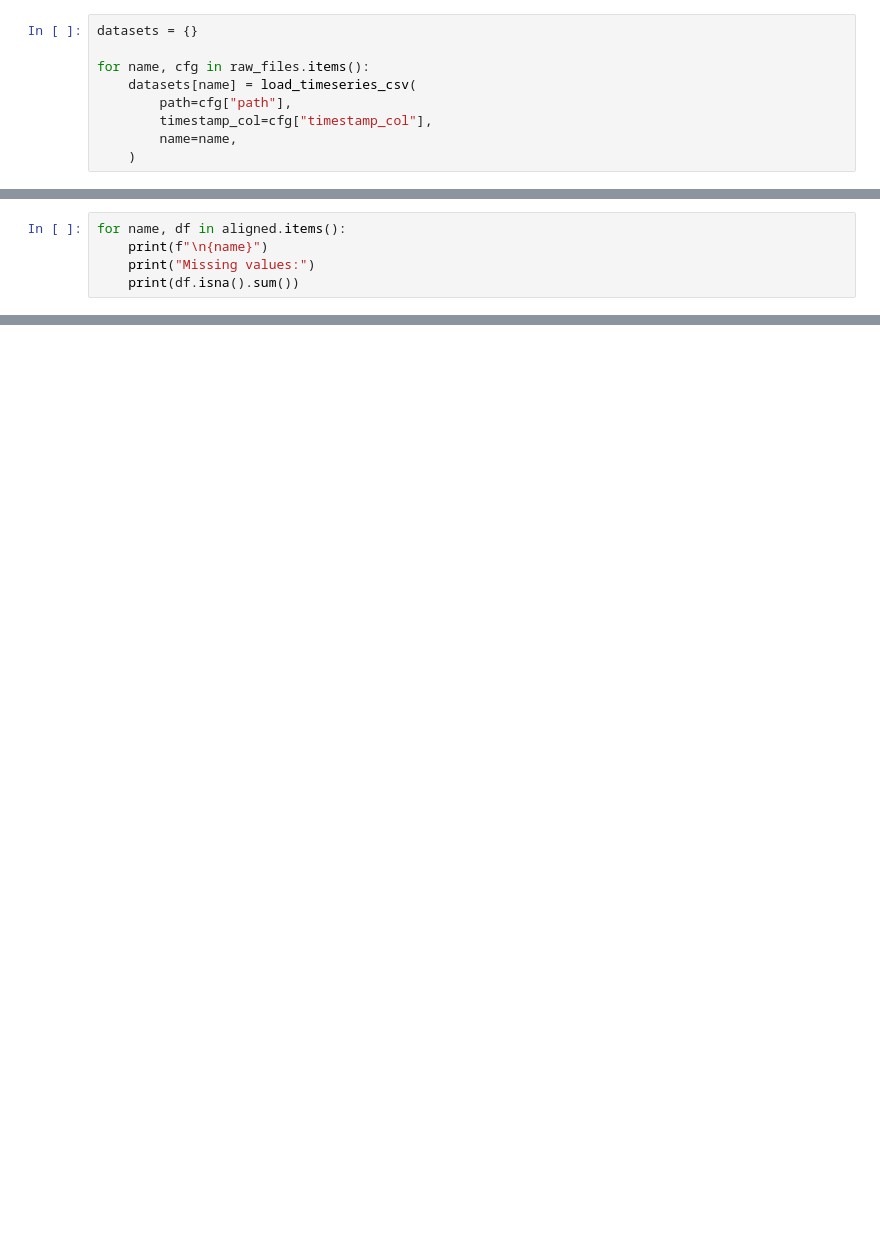
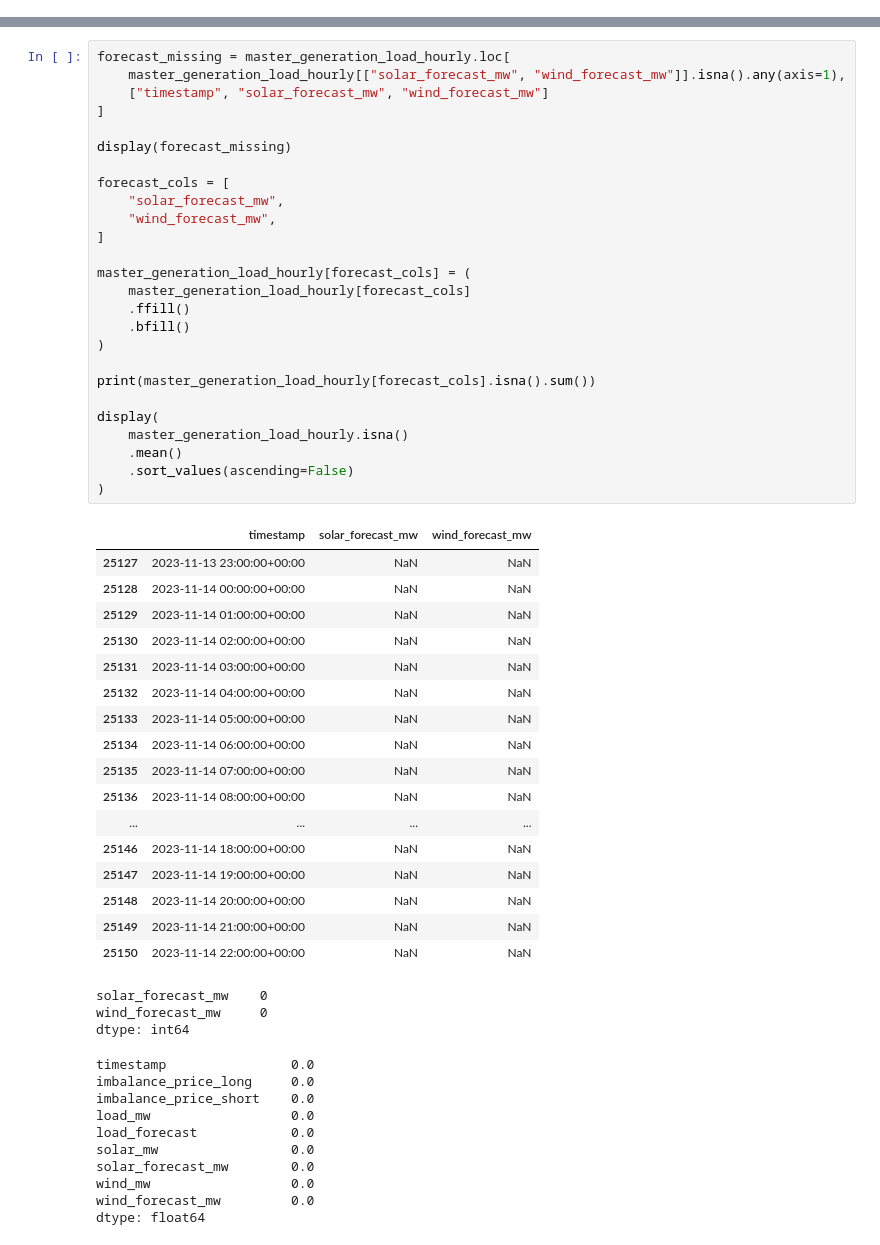
Before and after one commit to ElenaIbr/electricity-price-forecasting-nl, a Jupyter notebook: notebooks/01_data_preparation.ipynb, the cells around one changed output, grey strips where cells are left out. Drawn from its saved outputs; the diff is of its cells as text; blank space fills up the shorter version.

```diff
--- a/notebooks/01_data_preparation.ipynb
+++ b/notebooks/01_data_preparation.ipynb
@@ -144,9 +0,0 @@ We only bring the data into a consistent in-memory representation.
-# %%
-datasets = {}
-
-for name, cfg in raw_files.items():
-    datasets[name] = load_timeseries_csv(
-        path=cfg["path"],
-        timestamp_col=cfg["timestamp_col"],
-        name=name,
-    )
@@ -235,5 +0,0 @@ No imputation is performed yet.
-# %%
-for name, df in aligned.items():
-    print(f"\n{name}")
-    print("Missing values:")
-    print(df.isna().sum())
@@ -339,0 +720,57 @@ PosixPath('/Users/elenaibraeva/Desktop/electricity-price-forecasting-nl/data/pro
+# %%
+forecast_missing = master_generation_load_hourly.loc[
+    master_generation_load_hourly[["solar_forecast_mw", "wind_forecast_mw"]].isna().any(axis=1),
+    ["timestamp", "solar_forecast_mw", "wind_forecast_mw"]
+]
+
+display(forecast_missing)
+
+forecast_cols = [
+    "solar_forecast_mw",
+    "wind_forecast_mw",
+]
+
+master_generation_load_hourly[forecast_cols] = (
+    master_generation_load_hourly[forecast_cols]
+    .ffill()
+    .bfill()
+)
+
+print(master_generation_load_hourly[forecast_cols].isna().sum())
+
+display(
+    master_generation_load_hourly.isna()
+    .mean()
+    .sort_values(ascending=False)
+)
+# %% [output]
+|  | timestamp | solar_forecast_mw | wind_forecast_mw |
+| 25127 | 2023-11-13 23:00:00+00:00 | NaN | NaN |
+| 25128 | 2023-11-14 00:00:00+00:00 | NaN | NaN |
+| 25129 | 2023-11-14 01:00:00+00:00 | NaN | NaN |
+| 25130 | 2023-11-14 02:00:00+00:00 | NaN | NaN |
+| 25131 | 2023-11-14 03:00:00+00:00 | NaN | NaN |
+| 25132 | 2023-11-14 04:00:00+00:00 | NaN | NaN |
+| 25133 | 2023-11-14 05:00:00+00:00 | NaN | NaN |
+| 25134 | 2023-11-14 06:00:00+00:00 | NaN | NaN |
+| 25135 | 2023-11-14 07:00:00+00:00 | NaN | NaN |
+| 25136 | 2023-11-14 08:00:00+00:00 | NaN | NaN |
+| ... | ... | ... | ... |
+| 25146 | 2023-11-14 18:00:00+00:00 | NaN | NaN |
+| 25147 | 2023-11-14 19:00:00+00:00 | NaN | NaN |
+| 25148 | 2023-11-14 20:00:00+00:00 | NaN | NaN |
+| 25149 | 2023-11-14 21:00:00+00:00 | NaN | NaN |
+| 25150 | 2023-11-14 22:00:00+00:00 | NaN | NaN |
+solar_forecast_mw    0
+wind_forecast_mw     0
+dtype: int64
+timestamp                0.0
+imbalance_price_long     0.0
+imbalance_price_short    0.0
+load_mw                  0.0
+load_forecast            0.0
+solar_mw                 0.0
+solar_forecast_mw        0.0
+wind_mw                  0.0
+wind_forecast_mw         0.0
+dtype: float64
```
Also changed, not shown: parts of 46 cells of this notebook, 45 other files.
